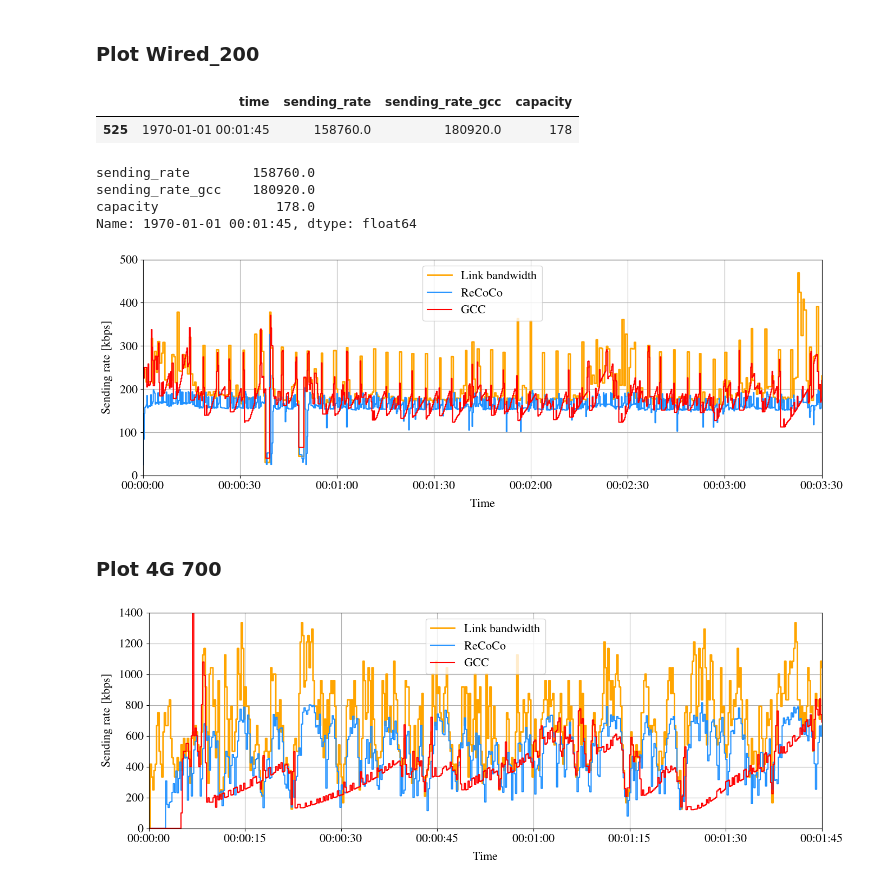
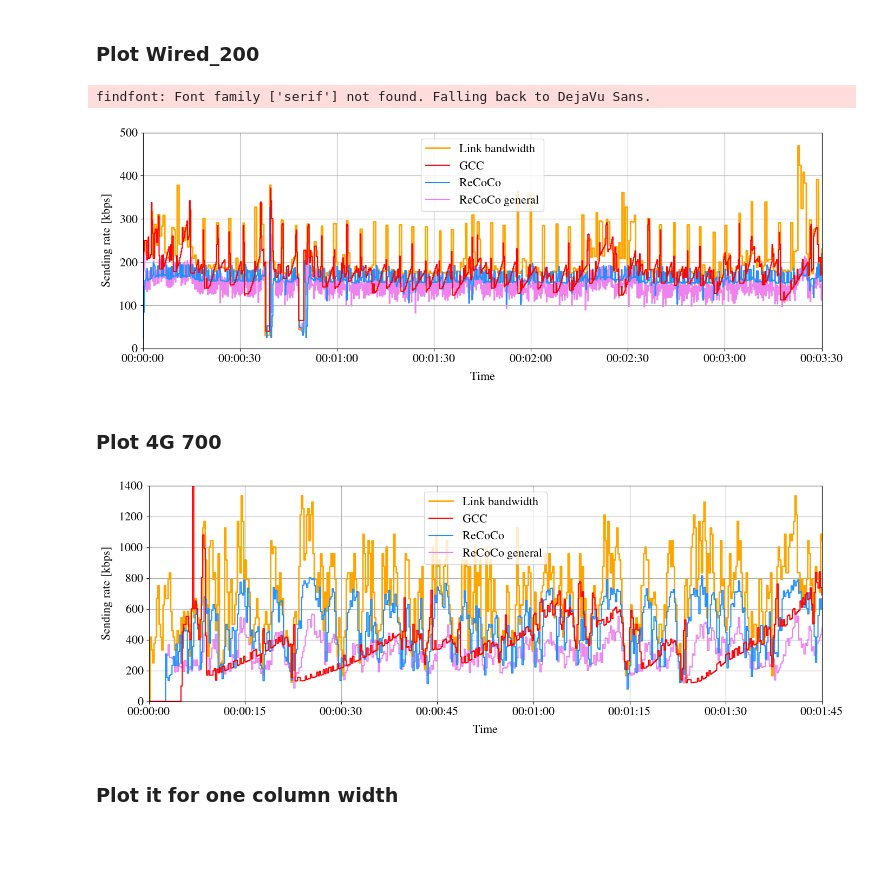
Before and after one commit to denama/ReCoCo, a Jupyter notebook: simulation_analysis/plot_sending_rate_paper.ipynb, the cells around one changed output. Saved outputs shown, nothing was run; the diff lists cells and outputs as text; code cells hidden in the pictures; blank space fills up the shorter version.

```diff
--- a/simulation_analysis/plot_sending_rate_paper.ipynb
+++ b/simulation_analysis/plot_sending_rate_paper.ipynb
@@ -60,9 +54,15 @@ list_conf_names
 m = 9
 plot_gcc = True
 plot_hrcc = False
+plot_gap = True
 
 prefix = "../output_mp/rates_delay_loss_"
 suffix = ".pickle"
+
+# pickle_path_gap = "../output/rates_delay_loss_test_gap_to_baseline_v2.pickle"
+pickle_path_gap = "../output/rates_delay_loss_test_random_traces_v4.pickle"
+l_rate_gap = pd.read_pickle(pickle_path_gap)
+
 
 
 for conf_name in list_conf_names:
@@ -85,6 +85,7 @@ for conf_name in list_conf_names:
     pickle_path_hrcc = f"../apply_model/results_hrcc/rates_delay_loss_hrcc_{REAL_NAME}.pickle"
     l_rate_hrcc = pd.read_pickle(pickle_path_gcc)
 
+
     for key in l_rate.keys():
 
         print(f"Trace: {key}")
@@ -104,6 +105,9 @@ for conf_name in list_conf_names:
             if plot_hrcc and (metric != "reward"):
                 df_rate_hrcc = pd.DataFrame(l_rate_hrcc[metric], columns=[metric])
                 df_rate = df_rate.join(df_rate_hrcc, rsuffix="_hrcc")
+            if plot_gap:
+                df_rate_gap = pd.DataFrame(l_rate_gap[key][metric], columns=[metric])
+                df_rate = df_rate.join(df_rate_gap, rsuffix="_one_model")
 
             t = np.arange(len(df_rate))*time_step
             df_rate["time"] = pd.to_datetime(t, unit="ms")
@@ -115,6 +119,8 @@ for conf_name in list_conf_names:
 
                 fig, ax = plt.subplots(figsize=(16,5))
                 plt.title(metric, fontsize=16)
+                if plot_gap:
+                    plt.step(df.index, df[f"{metric}_one_model"]/1000, label=f"{metric} ReCoCo general [kbps]", color="violet")
                 # color=next(colors)
                 plt.step(df.index, df[metric]/1000, label=f"{metric} [kbps]", color="dodgerblue")
                 if plot_gcc and (metric != "reward"):
@@ -145,6 +151,8 @@ for conf_name in list_conf_names:
                 plt.tight_layout()
 
             else:
+                if plot_gap:
+                    plt.step(df.index, df[f"{metric}_one_model"], label=f"{metric} ReCoCo general", color="red")
                 fig, ax = plt.subplots(figsize=(16,5))
                 plt.title(metric, fontsize=16)
                 plt.step(df.index, df[metric], label=f"{metric}", color="dodgerblue")
@@ -203,14 +211,18 @@ Trace: ./traces/4G_500kbps.json
 m = 9
 plot_gcc = True
 plot_hrcc = False
+plot_gap = True
 
 prefix = "../output_mp/rates_delay_loss_"
 suffix = ".pickle"
 
+pickle_path_gap = "../output/rates_delay_loss_test_random_traces_v4.pickle"
+l_rate_gap = pd.read_pickle(pickle_path_gap)
+
 
 for conf_name in list_conf_names:
 
-    if (not "4G_700kbps" in conf_name) and (not "WIRED_200kbps" in conf_name):
+    if (not "4G_700kbps" in conf_name) and (not "WIRED_200kbps" in conf_name) and (not "trace_300k" in conf_name):
         continue
 
     pickle_path = prefix+conf_name+suffix
@@ -248,15 +260,22 @@ for conf_name in list_conf_names:
             if plot_hrcc and (metric != "reward"):
                 df_rate_hrcc = pd.DataFrame(l_rate_hrcc[metric], columns=[metric])
                 df_rate = df_rate.join(df_rate_hrcc, rsuffix="_hrcc")
+            if plot_gap:
+                df_rate_gap = pd.DataFrame(l_rate_gap[key][metric], columns=[metric])
+                df_rate = df_rate.join(df_rate_gap, rsuffix="_one_model")
 
             t = np.arange(len(df_rate))*time_step
             df_rate["time"] = pd.to_datetime(t, unit="ms")
             df_rate.set_index("time", inplace=True)
 
+            print(key)
+
             if "4G_700kbps" in key:
                 df_4G_700 = df_rate.join(pd.DataFrame(capacities, columns=["capacity"]))
             elif "WIRED_200kbps" in key:
                 df_wired_200 = df_rate.join(pd.DataFrame(capacities, columns=["capacity"]))
+            elif "trace_300k" in key:
+                df_trace_300k = df_rate.join(pd.DataFrame(capacities, columns=["capacity"]))
 # %% [output]
 ../output_mp/rates_delay_loss_TD3_WIRED_200kbps_200_delay_False_norm_states_True_tuned_False_reward_profile_0_seed_22.pickle
 WIRED_200kbps
@@ -302,50 +307,57 @@ figsze = (14,5)
-# %%
-df_wired_200.reset_index()[df_wired_200.reset_index().time == "1970-01-01 00:01:45.000"]
-# %% [output]
-|  | time | sending_rate | sending_rate_gcc | capacity |
-| 525 | 1970-01-01 00:01:45 | 158760.0 | 180920.0 | 178 |
-# %%
-df_wired_200.iloc[525]
-# %% [output]
-sending_rate        158760.0
-sending_rate_gcc    180920.0
-capacity               178.0
-Name: 1970-01-01 00:01:45, dtype: float64
 # %%
+plot_gap=True
 
 fig, ax = plt.subplots(figsize=figsze)
 df = df_wired_200.copy()
 # df = df_wired_200[:525].copy()
 
+
+
+if plot_gap and (metric != "reward"):
+    plt.step(df.index, df[f"{metric}_one_model"]/1000, label=f"ReCoCo general", color="violet")
+
+
 plt.step(df.index, df["capacity"], lw=2, label="Link bandwidth", color="orange")
 plt.step(df.index, df[metric]/1000, label=f"ReCoCo", color="dodgerblue")
+
 if plot_gcc and (metric != "reward"):
     plt.step(df.index, df[f"{metric}_gcc"]/1000, label=f"GCC", color="red")
+
 if plot_hrcc and (metric != "reward"):
     plt.step(df.index, df[f"{metric}_hrcc"]/1000, label=f"HRCC", color="green")
 
 plt.ylabel("Sending rate [kbps]", fontsize=fontsize, labelpad=10)
 plt.xlabel("Time", fontsize=fontsize, labelpad=10)
 plt.xticks(fontsize=fontsize)
 plt.yticks(fontsize=fontsize)
 plt.grid()
-plt.legend(fontsize=fontsize, loc="upper center")
+
+handles, labels = ax.get_legend_handles_labels()
+order = [1,3,2,0]
+plt.legend([handles[idx] for idx in order],[labels[idx] for idx in order], fontsize=fontsize, loc="upper center")
+# plt.legend(fontsize=fontsize, loc="upper center")
 # print(ax.get_xticks())
 
 plt.ylim((0, 500))
 plt.xlim(0, 0.00243056)
 # plt.xlim(0, 0.00121528)
 
 plt.tight_layout()
-plt.savefig("plots/wired_200_sending_rate.pdf")
+plt.savefig("plots/wired_200_sending_rate2.pdf")
 # %% [output]
+findfont: Font family ['serif'] not found. Falling back to DejaVu Sans.
-[figure, old version]
+[figure, new version]
 # %% [markdown]
 ### Plot 4G 700
 # %%
+plot_gap = True
+
 df = df_4G_700.copy()
 
 fig, ax = plt.subplots(figsize=figsze)
+
+if plot_gap and (metric != "reward"):
+    plt.step(df.index, df[f"{metric}_one_model"]/1000, label=f"ReCoCo general", color="violet")
 
 plt.step(df.index, df["capacity"], lw=2, label="Link bandwidth", color="orange")
 plt.step(df.index, df[metric]/1000, label=f"ReCoCo", color="dodgerblue")
@@ -359,13 +371,16 @@ plt.xlabel("Time", fontsize=fontsize, labelpad=10)
 plt.xticks(fontsize=fontsize)
 plt.yticks(fontsize=fontsize)
 plt.grid()
-plt.legend(fontsize=fontsize, loc="upper center")
+handles, labels = ax.get_legend_handles_labels()
+order = [1,3,2,0]
+plt.legend([handles[idx] for idx in order],[labels[idx] for idx in order], fontsize=fontsize, loc="upper center")
 
 plt.ylim(0, 1400)
 # ax.get_xticks()
 plt.xlim(0, 0.00121528)
 
 plt.tight_layout()
-plt.savefig("plots/4G_700_sending_rate.pdf")
+# plt.savefig("plots/4G_700_sending_rate.png")
+plt.savefig("plots/4G_700_sending_rate2.pdf")
 # %% [output]
-[figure, old version]
+[figure, new version]
@@ -373,0 +387,2 @@ plt.savefig("plots/4G_700_sending_rate.pdf")
+# %% [markdown]
+### Plot it for one column width
```
Also changed, not shown: parts of 14 cells of this notebook, 42 other files.
